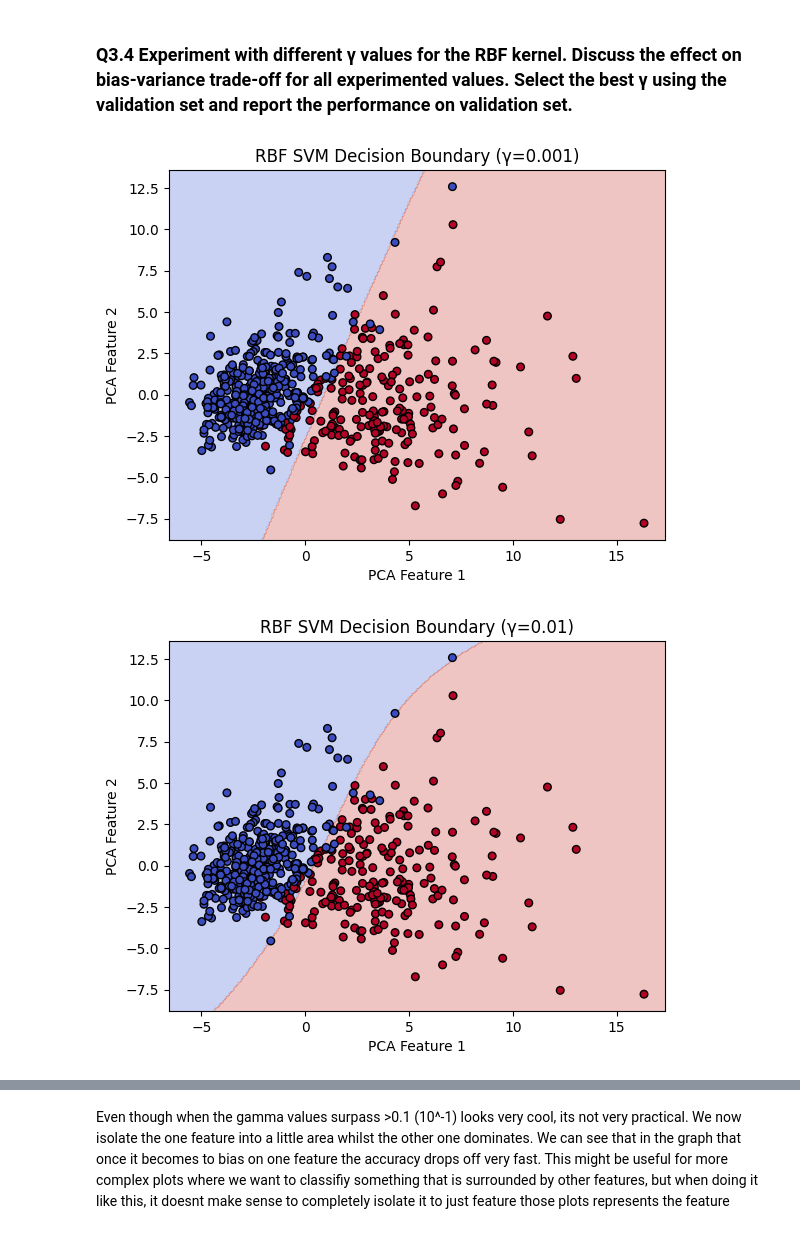
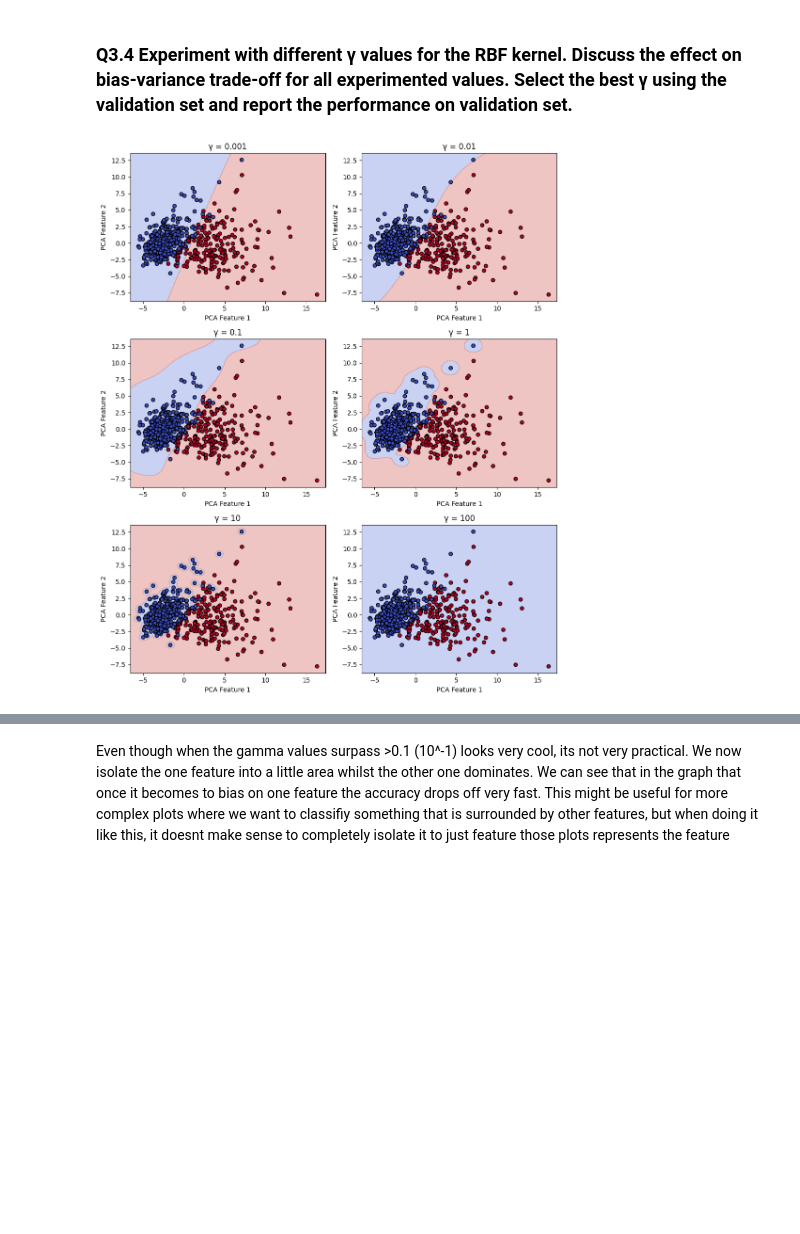
Before and after one commit to MustafaKess/IDATG2208-ML-assignment-2, a Jupyter notebook: exercise 3/Q3.ipynb, the cells around one changed output, grey strips where cells are left out. Saved outputs shown, nothing was run; the diff lists cells and outputs as text; code cells hidden in the pictures; blank space fills up the shorter version.

```diff
--- a/exercise 3/Q3.ipynb
+++ b/exercise 3/Q3.ipynb
@@ -276,27 +266,34 @@ C=9999    → Mean Accuracy: 0.9491 ± 0.0250
 # %% [markdown]
 ### Q3.4  Experiment with different γ values for the RBF kernel. Discuss the effect on bias-variance trade-off for all experimented values. Select the best γ using the validation set and report the performance on validation set.
 # %%
-def plot_rbf(gamma_value):
+def plot_rbf(gamma_value, ax): # ax is just for subplotting next to each other
     clf = SVC(kernel="rbf", gamma=gamma_value)
-    clf.fit(X_2d, y)
+    clf.fit(X_2d, y)  #X_2d is the PCA reduced data
 
     x_min, x_max = X_2d[:, 0].min() - 1, X_2d[:, 0].max() + 1
     y_min, y_max = X_2d[:, 1].min() - 1, X_2d[:, 1].max() + 1
     xx, yy = np.meshgrid(np.linspace(x_min, x_max, 300),
                          np.linspace(y_min, y_max, 300))
 
     Z = clf.predict(np.c_[xx.ravel(), yy.ravel()])
     Z = Z.reshape(xx.shape)
 
-    plt.contourf(xx, yy, Z, alpha=0.3, cmap=plt.cm.coolwarm)
-    plt.scatter(X_2d[:, 0], X_2d[:, 1], c=y, cmap=plt.cm.coolwarm, edgecolors='k', s=30)
-    plt.title(f"RBF SVM Decision Boundary (γ={gamma_value})")
-    plt.xlabel("PCA Feature 1")
-    plt.ylabel("PCA Feature 2")
-    plt.show()
+    ax.contourf(xx, yy, Z, alpha=0.3, cmap=plt.cm.coolwarm)
+    ax.scatter(X_2d[:, 0], X_2d[:, 1], c=y, cmap=plt.cm.coolwarm, edgecolors='k', s=30)
+    ax.set_title(f"γ = {gamma_value}")
+    ax.set_xlabel("PCA Feature 1")
+    ax.set_ylabel("PCA Feature 2")
 
-for gamma in [0.001, 0.01, 0.1, 1, 10]:
-    plot_rbf(gamma)
+# Create a 3x2 grid of subplots
+fig, axes = plt.subplots(3, 2, figsize=(10, 12))
+axes = axes.ravel()
+gammas = [0.001, 0.01, 0.1, 1, 10, 100]
+
+for i, gamma in enumerate(gammas):
+    plot_rbf(gamma, axes[i])
+
+
+plt.tight_layout()
+plt.show()
 # %% [output]
-[figure, old version]
+[figure, new version]
-[figure, removed]
```
Also changed, not shown: parts of 8 cells of this notebook, 2 other files.
